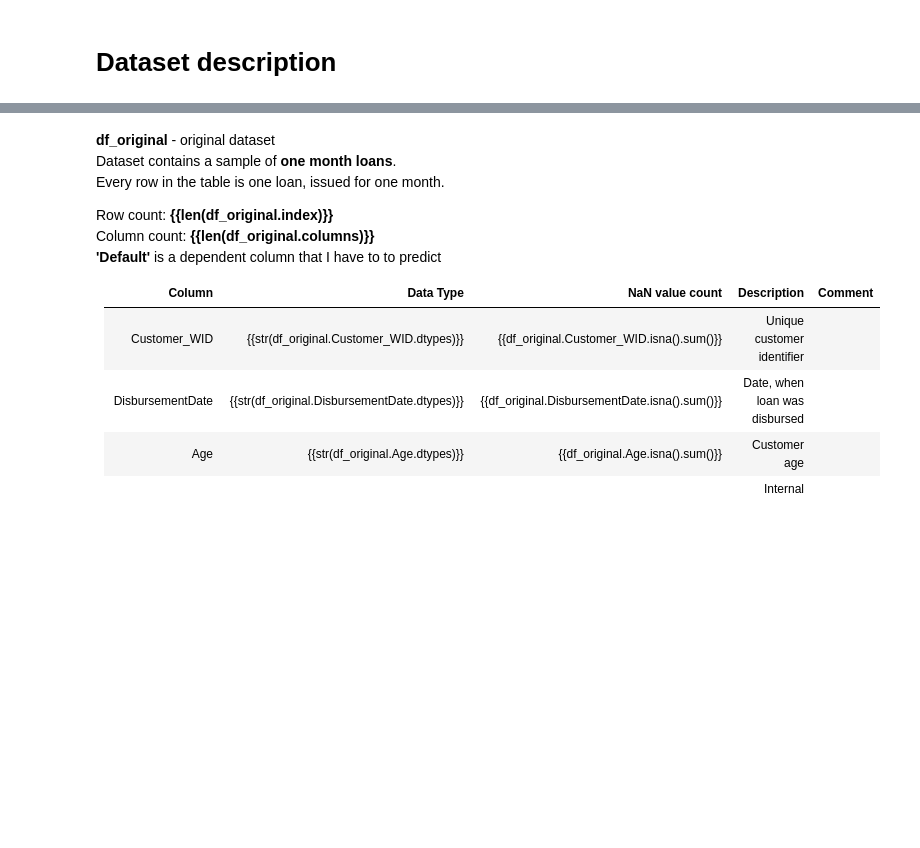
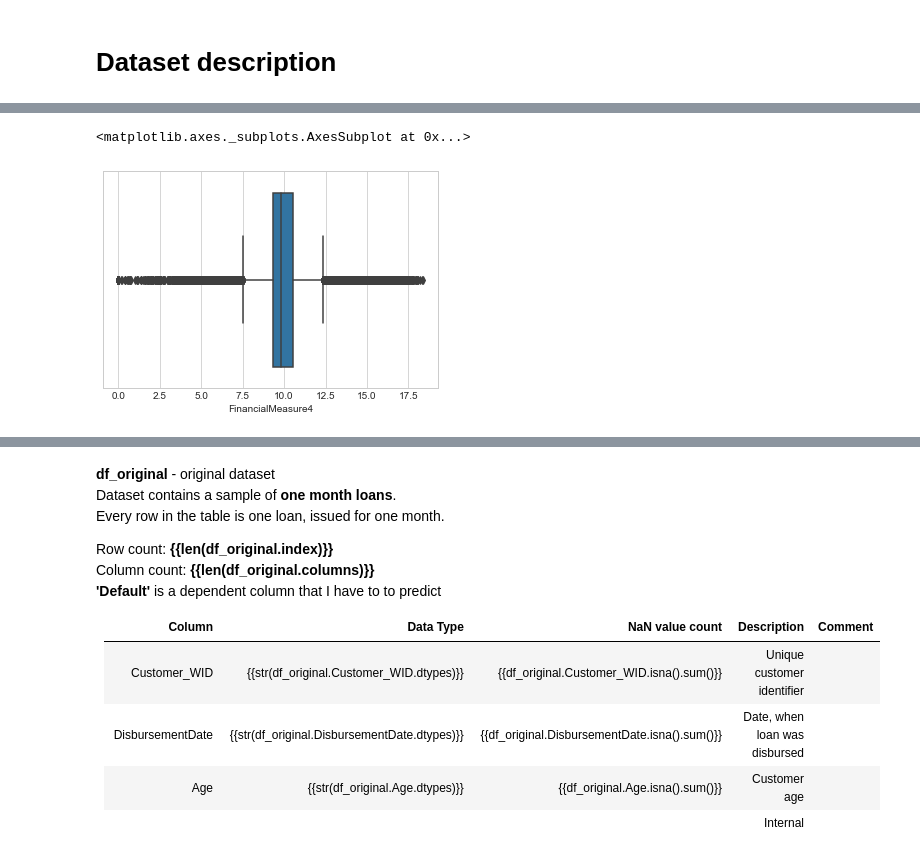
Before and after one commit to SvetlanaCipiseva/CreditScoring, a Jupyter notebook: credit_scoring.ipynb, the cells around one changed output, grey strips where cells are left out. Drawn from its saved outputs; the diff is of its cells as text; code cells hidden in the pictures; blank space fills up the shorter version.

```diff
--- a/credit_scoring.ipynb
+++ b/credit_scoring.ipynb
@@ -50,0 +86,5 @@ df=Dataset.clean_df
+# %%
+sns.boxplot(np.log(df.FinancialMeasure4+1))
+# %% [output]
+<matplotlib.axes._subplots.AxesSubplot at 0x...>
+[figure, added]
```
Also changed, not shown: parts of 35 cells of this notebook, 1 other file.
